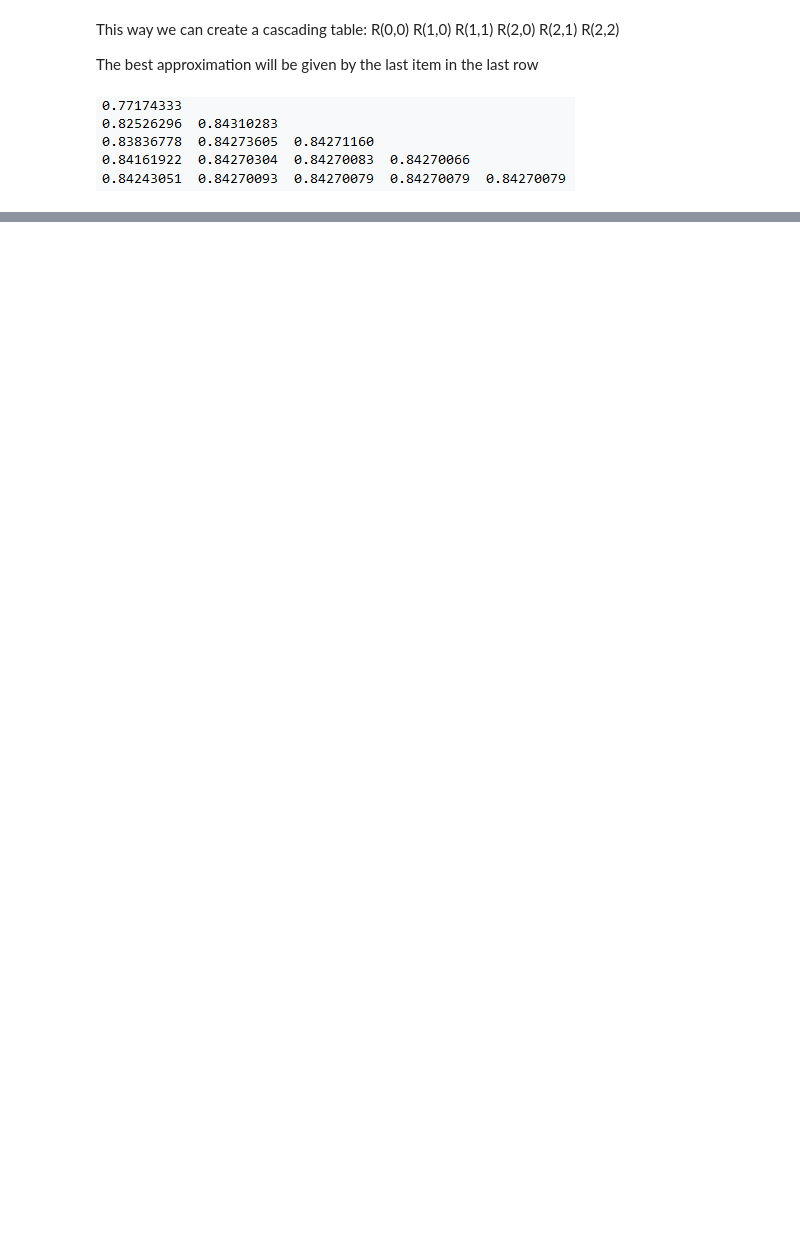
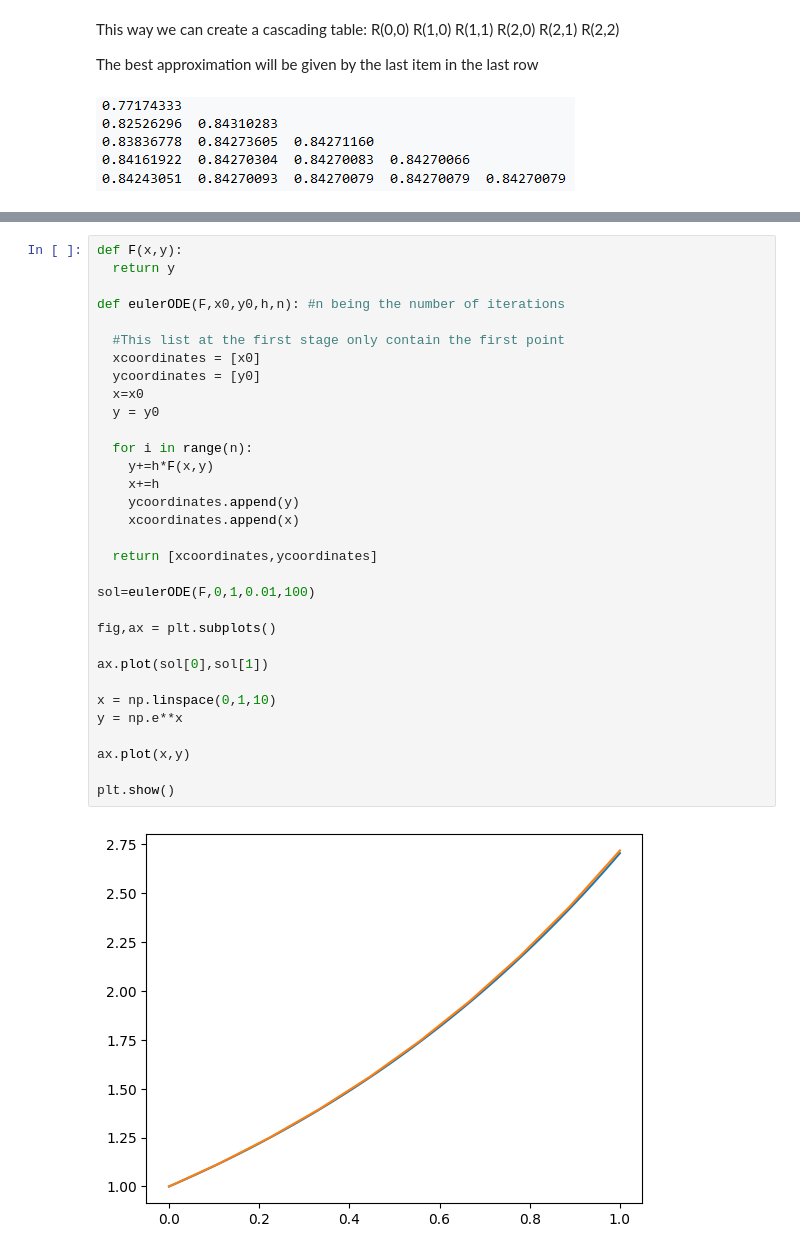
Before and after one commit to jcv00036/amn_p, a Jupyter notebook: Notebook.ipynb, the cells around one changed output, grey strips where cells are left out. Drawn from its saved outputs; the diff is of its cells as text; blank space fills up the shorter version.

```diff
--- a/Notebook.ipynb
+++ b/Notebook.ipynb
@@ -1443,0 +1475,34 @@ def  rombergIntegration(f,a,b,k):
+# %%
+def F(x,y):
+  return y
+
+def eulerODE(F,x0,y0,h,n): #n being the number of iterations
+
+  #This list at the first stage only contain the first point
+  xcoordinates = [x0]
+  ycoordinates = [y0]
+  x=x0
+  y = y0
+
+  for i in range(n):
+    y+=h*F(x,y)
+    x+=h
+    ycoordinates.append(y)
+    xcoordinates.append(x)
+
+  return [xcoordinates,ycoordinates]
+
+sol=eulerODE(F,0,1,0.01,100)
+
+fig,ax = plt.subplots()
+
+ax.plot(sol[0],sol[1])
+
+x = np.linspace(0,1,10)
+y = np.e**x
+
+ax.plot(x,y)
+
+plt.show()
+# %% [output]
+[figure, added]
```
Also changed, not shown: parts of 4 cells of this notebook.
